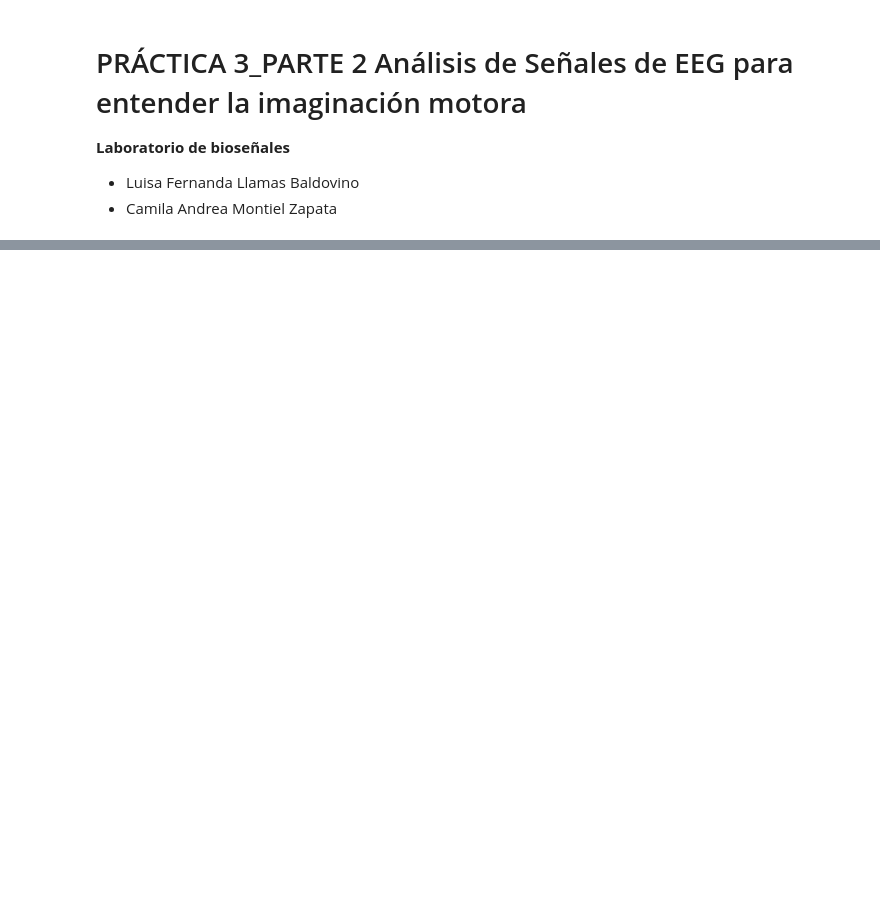
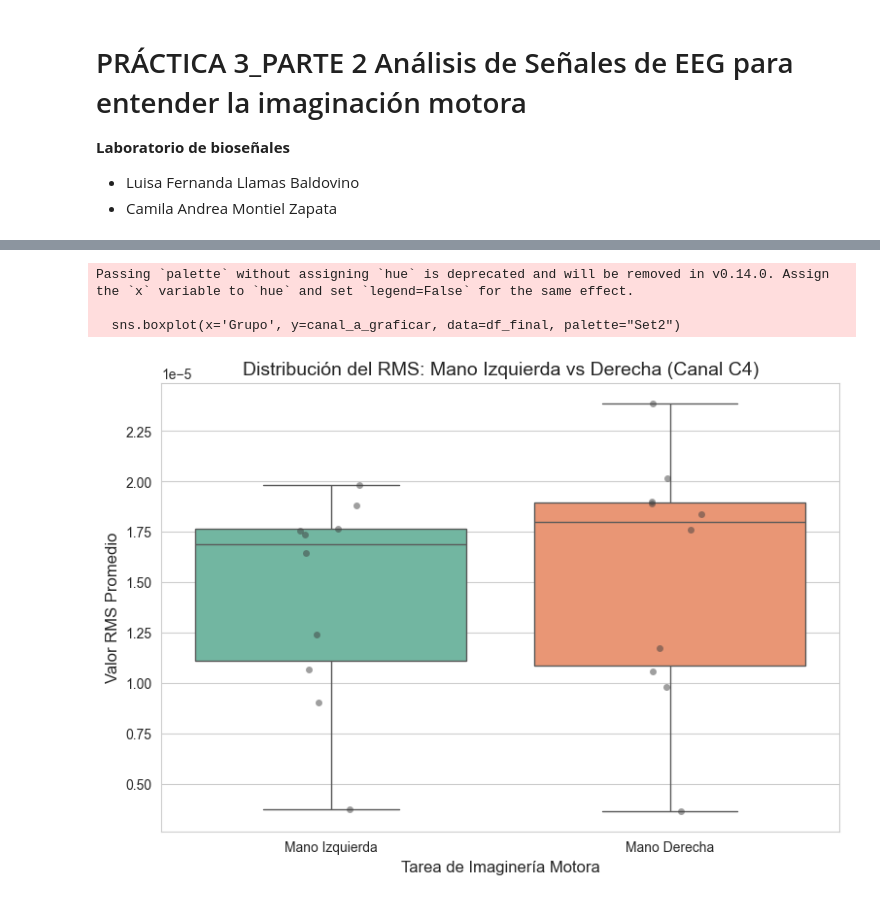
Before and after one commit to CamilaMontiel2510/LAB_BIOSE-ALES, a Jupyter notebook: PRÁCTICA_3_P2_SeñalesEEG_LUISA L_CAMILA M.ipynb, the cells around one changed output, grey strips where cells are left out. Drawn from its saved outputs; the diff is of its cells as text; code cells hidden in the pictures; blank space fills up the shorter version.

```diff
--- a/PRÁCTICA_3_P2_SeñalesEEG_LUISA L_CAMILA M.ipynb
+++ b/PRÁCTICA_3_P2_SeñalesEEG_LUISA L_CAMILA M.ipynb
@@ -5,3 +0,0 @@ import mne
-# %%
-raw = mne.io.read_raw_eeglab(r"sub-001_task-motion_run-3_eeg (1).set", preload=True)
-print(raw.info)
@@ -47,3 +0,0 @@ plt.show()
-# %%
-raw_sel = raw.copy().pick(canales_eeg)
-raw_sel.plot()
@@ -57,13 +1,3 @@ print(data.shape)
-# %%
-plt.figure(figsize=(10, 6))
-for i in canales_eeg:
-    plt.subplot(len(canales_eeg), 1, canales_eeg.index(i) + 1)
-    plt.plot(times, data[canales_eeg.index(i)])
-    plt.xlabel('Tiempo (s)')
-    plt.ylabel('Amplitud (µV)')
-    plt.title(f'Señal EEG del canal {i}')
-    plt.tight_layout()
-plt.show()
 # %% [markdown]
 # PRÁCTICA 3_PARTE 2 Análisis de Señales de EEG para entender la imaginación motora
 
@@ -82,0 +35,3 @@ import os
+# %%
+raw_P2 = mne.io.read_raw_eeglab(r"C:/Users/HP/Desktop/UDEA/2026_1/LAB_BIOSEÑALES/EEG_IM_P3.2/sub-001_task-motion_run-8_eeg.set", preload=True)
+print(raw_P2.info)
@@ -215,0 +279,21 @@ Eventos encontrados en este sujeto: {np.str_('TASK2T0'): 1, np.str_('TASK2T1'):
+# %%
+import seaborn as sns
+import matplotlib.pyplot as plt
+
+# Usaremos C5 por ser el de menor p-valor en tu tabla, o C3 por ser estándar en BCI
+canal_a_graficar = 'C4'
+
+plt.figure(figsize=(9, 6))
+sns.set_style("whitegrid")
+sns.boxplot(x='Grupo', y=canal_a_graficar, data=df_final, palette="Set2")
+sns.stripplot(x='Grupo', y=canal_a_graficar, data=df_final, color=".25", alpha=0.5) # Para ver los sujetos individuales
+
+plt.title(f'Distribución del RMS: Mano Izquierda vs Derecha (Canal {canal_a_graficar})', fontsize=14)
+plt.xlabel('Tarea de Imaginería Motora', fontsize=12)
+plt.ylabel('Valor RMS Promedio', fontsize=12)
+plt.show()
+# %% [output]
+Passing `palette` without assigning `hue` is deprecated and will be removed in v0.14.0. Assign the `x` variable to `hue` and set `legend=False` for the same effect.
+
+  sns.boxplot(x='Grupo', y=canal_a_graficar, data=df_final, palette="Set2")
+[figure, added]
```
Also changed, not shown: parts of 23 cells of this notebook.
